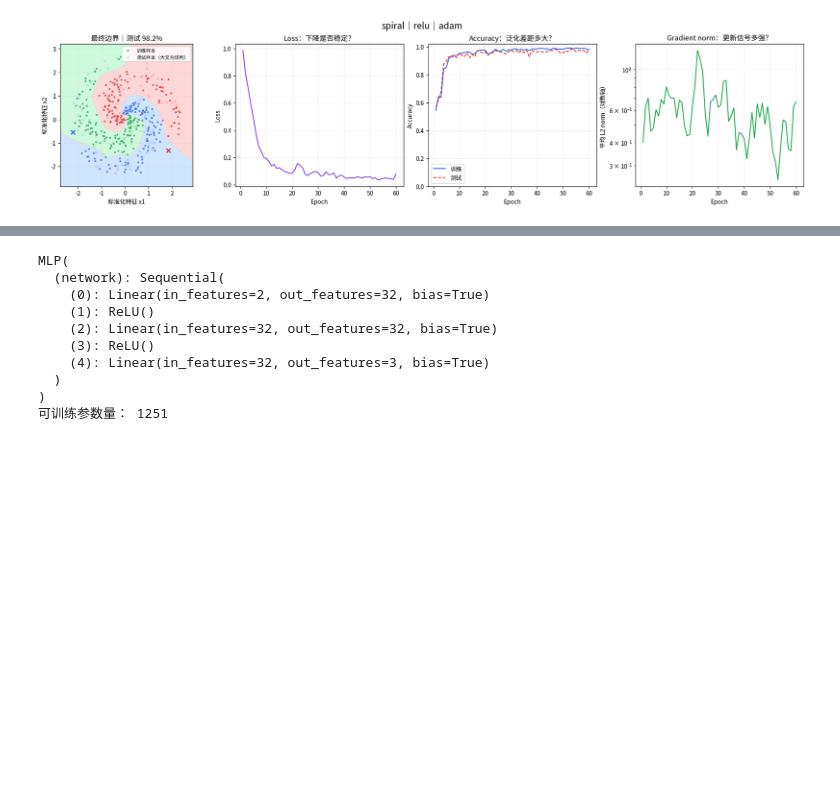
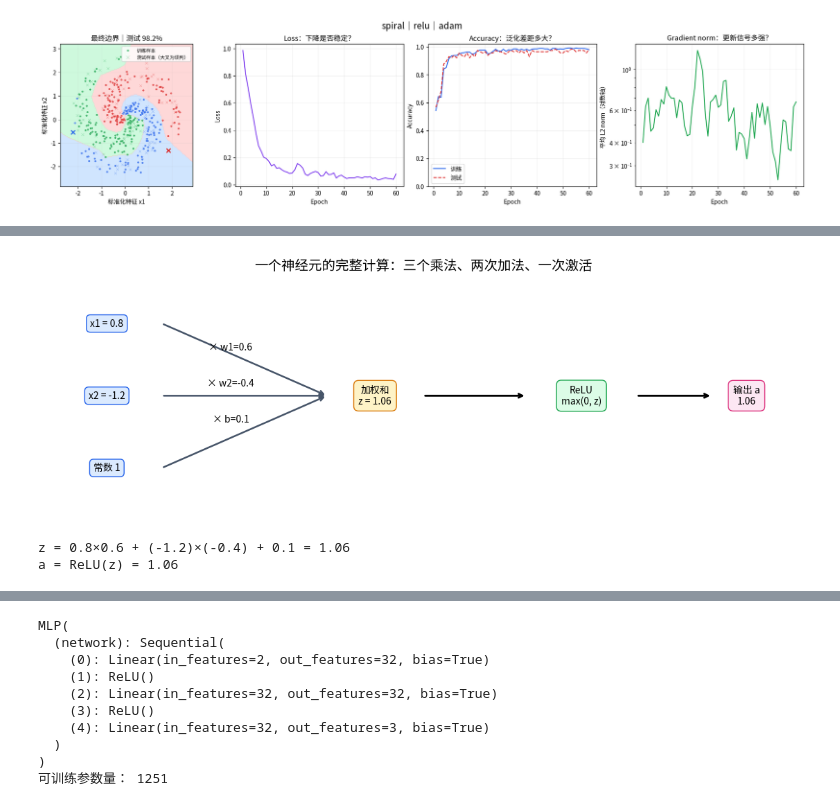
Before and after one commit to AYHQChang/2026DeeplearningDemo, a Jupyter notebook: 01_mlp_lab/03_训练第一个MLP.ipynb, the cells around one changed output, grey strips where cells are left out. Saved outputs shown, nothing was run; the diff lists cells and outputs as text; code cells hidden in the pictures; blank space fills up the shorter version.

```diff
--- a/01_mlp_lab/03_训练第一个MLP.ipynb
+++ b/01_mlp_lab/03_训练第一个MLP.ipynb
@@ -43,0 +57,42 @@ spiral｜relu｜adam                    98.2%       1,251        0.21        0.6
+# %%
+import numpy as np
+import matplotlib.pyplot as plt
+import torch
+from torch import nn
+from torch.nn import functional as F
+from mlp_lab.plots import configure_chinese_font
+
+configure_chinese_font()
+x1, x2 = 0.8, -1.2
+w1, w2, b = 0.6, -0.4, 0.1
+z = x1 * w1 + x2 * w2 + b
+a = max(0.0, z)
+
+fig, ax = plt.subplots(figsize=(11, 3.8), layout="constrained")
+ax.set(xlim=(0, 11), ylim=(0, 3))
+ax.axis("off")
+inputs = [(0.9, 2.4, f"x1 = {x1}"), (0.9, 1.5, f"x2 = {x2}"), (0.9, 0.6, "常数 1")]
+for x, y, text in inputs:
+    ax.text(x, y, text, ha="center", va="center",
+            bbox=dict(boxstyle="round,pad=0.4", fc="#DBEAFE", ec="#2563EB"))
+for (_, y, _), label in zip(inputs, [f"× w1={w1}", f"× w2={w2}", f"× b={b}"]):
+    ax.annotate("", xy=(4.1, 1.5), xytext=(1.7, y),
+                arrowprops=dict(arrowstyle="->", lw=1.8, color="#475569"))
+    ax.text(2.7, (y + 1.5) / 2 + 0.12, label, ha="center", fontsize=10)
+ax.text(4.8, 1.5, f"加权和\nz = {z:.2f}", ha="center", va="center",
+        bbox=dict(boxstyle="round,pad=0.5", fc="#FEF3C7", ec="#D97706"))
+ax.annotate("", xy=(7.0, 1.5), xytext=(5.5, 1.5), arrowprops=dict(arrowstyle="->", lw=2))
+ax.text(7.8, 1.5, "ReLU\nmax(0, z)", ha="center", va="center",
+        bbox=dict(boxstyle="round,pad=0.5", fc="#DCFCE7", ec="#16A34A"))
+ax.annotate("", xy=(9.7, 1.5), xytext=(8.6, 1.5), arrowprops=dict(arrowstyle="->", lw=2))
+ax.text(10.2, 1.5, f"输出 a\n{a:.2f}", ha="center", va="center",
+        bbox=dict(boxstyle="round,pad=0.5", fc="#FCE7F3", ec="#DB2777"))
+ax.set_title("一个神经元的完整计算：三个乘法、两次加法、一次激活", fontsize=14)
+plt.show()
+
+print(f"z = {x1}×{w1} + ({x2})×({w2}) + {b} = {z:.2f}")
+print(f"a = ReLU(z) = {a:.2f}")
+# %% [output]
+[figure, added]
+z = 0.8×0.6 + (-1.2)×(-0.4) + 0.1 = 1.06
+a = ReLU(z) = 1.06
```
Also changed, not shown: parts of 13 cells of this notebook, 2 other files.
